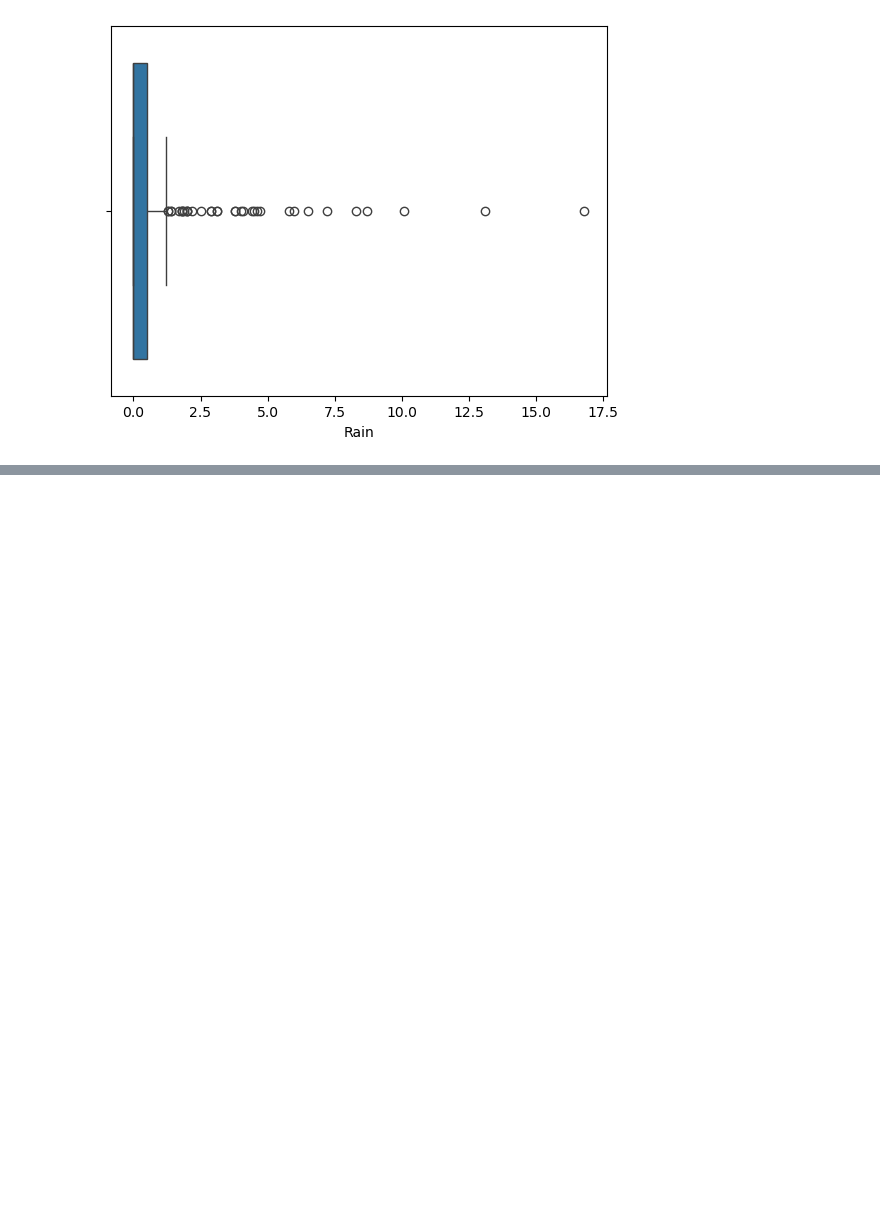
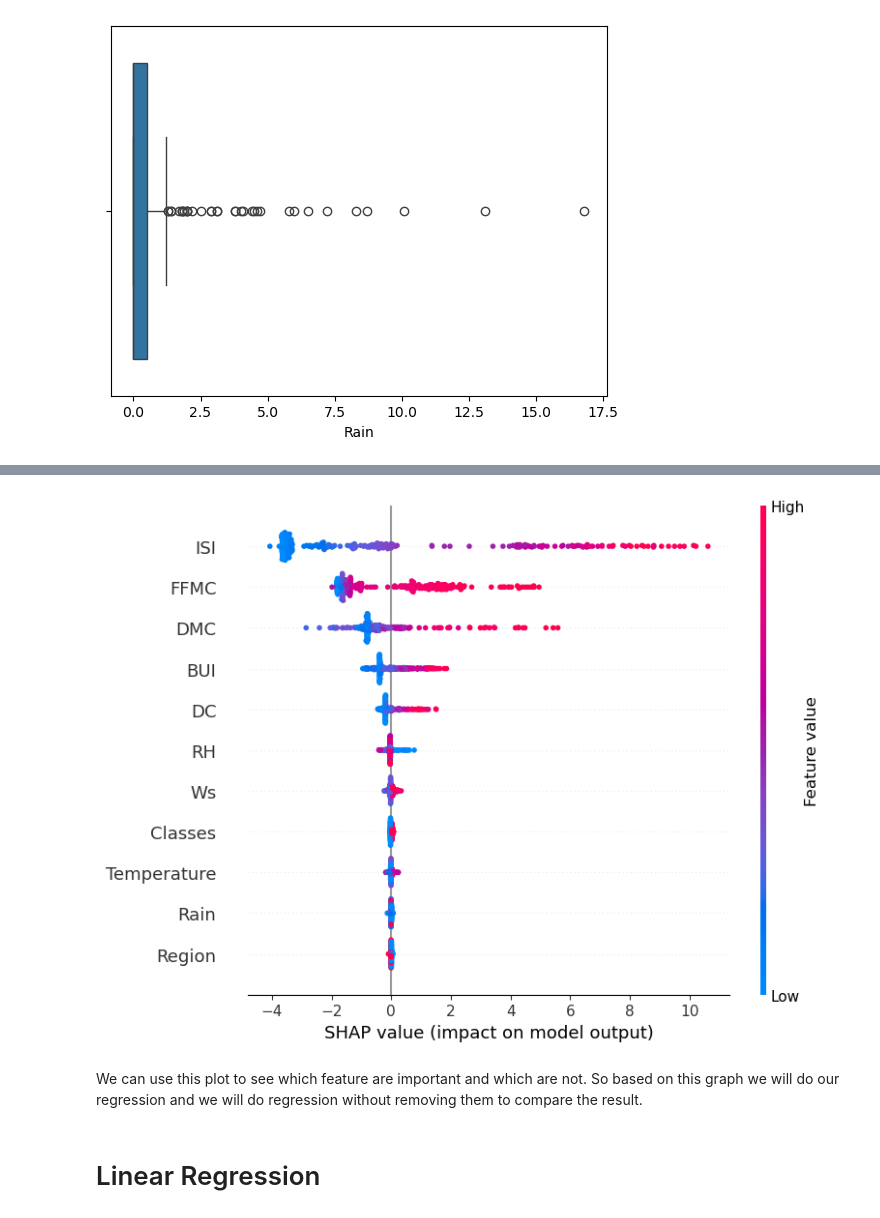
Before and after one commit to raw9k/Learning-ML, a Jupyter notebook: L1&L2 Reg(Algerian Forest Fires Dataset).ipynb, the cells around one changed output, grey strips where cells are left out. Drawn from its saved outputs; the diff is of its cells as text; code cells hidden in the pictures; blank space fills up the shorter version.

```diff
--- a/L1&L2 Reg(Algerian Forest Fires Dataset).ipynb
+++ b/L1&L2 Reg(Algerian Forest Fires Dataset).ipynb
@@ -175,0 +348,14 @@ sns.heatmap(df.corr(),)
+# %%
+model = xgboost.XGBRFRegressor().fit(x,y)
+# %%
+explainer = shap.Explainer(model)
+# %%
+shap_values = explainer(x)
+# %%
+shap.summary_plot(shap_values,x)
+# %% [output]
+[figure, added]
+# %% [markdown]
+We can use this plot to see which feature are important and which are not. So based on this graph we will do our regression and we will do regression without removing them to compare the result.
+# %% [markdown]
+# Linear Regression
```
Also changed, not shown: parts of 64 cells of this notebook.
